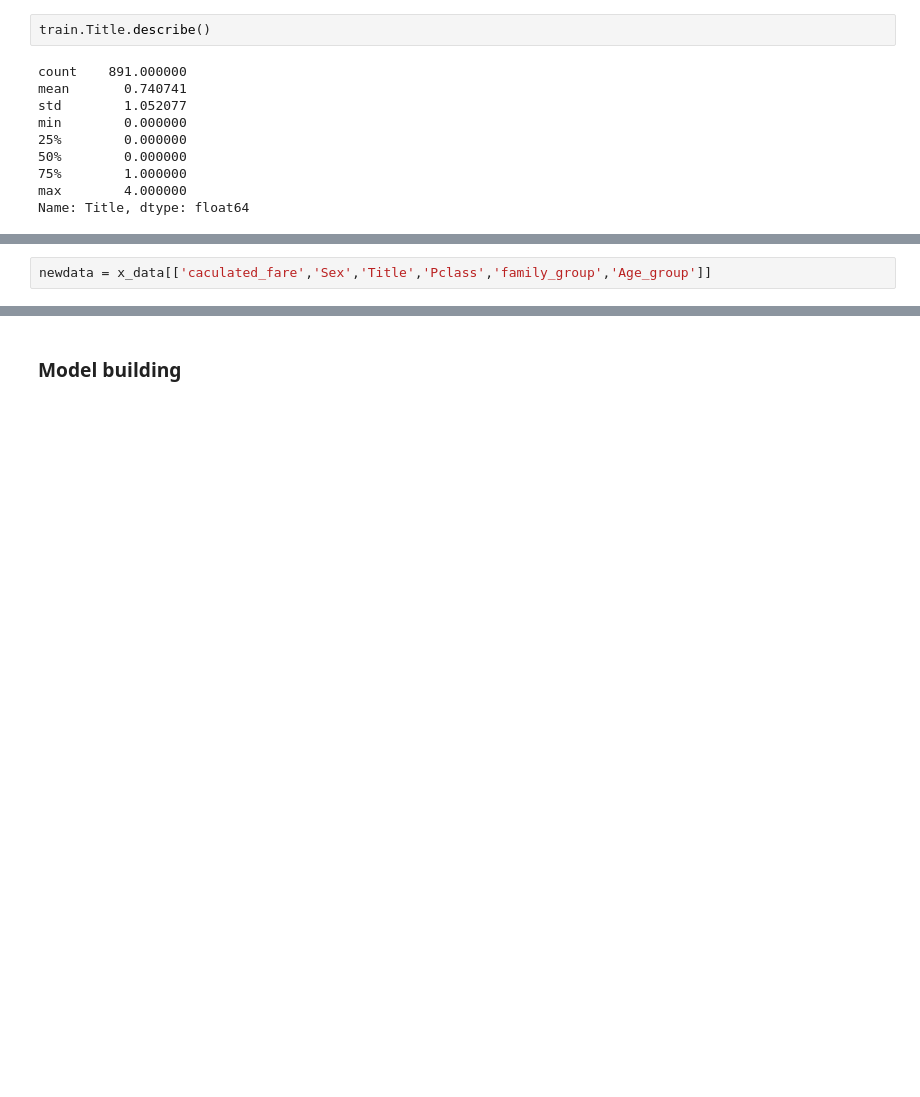
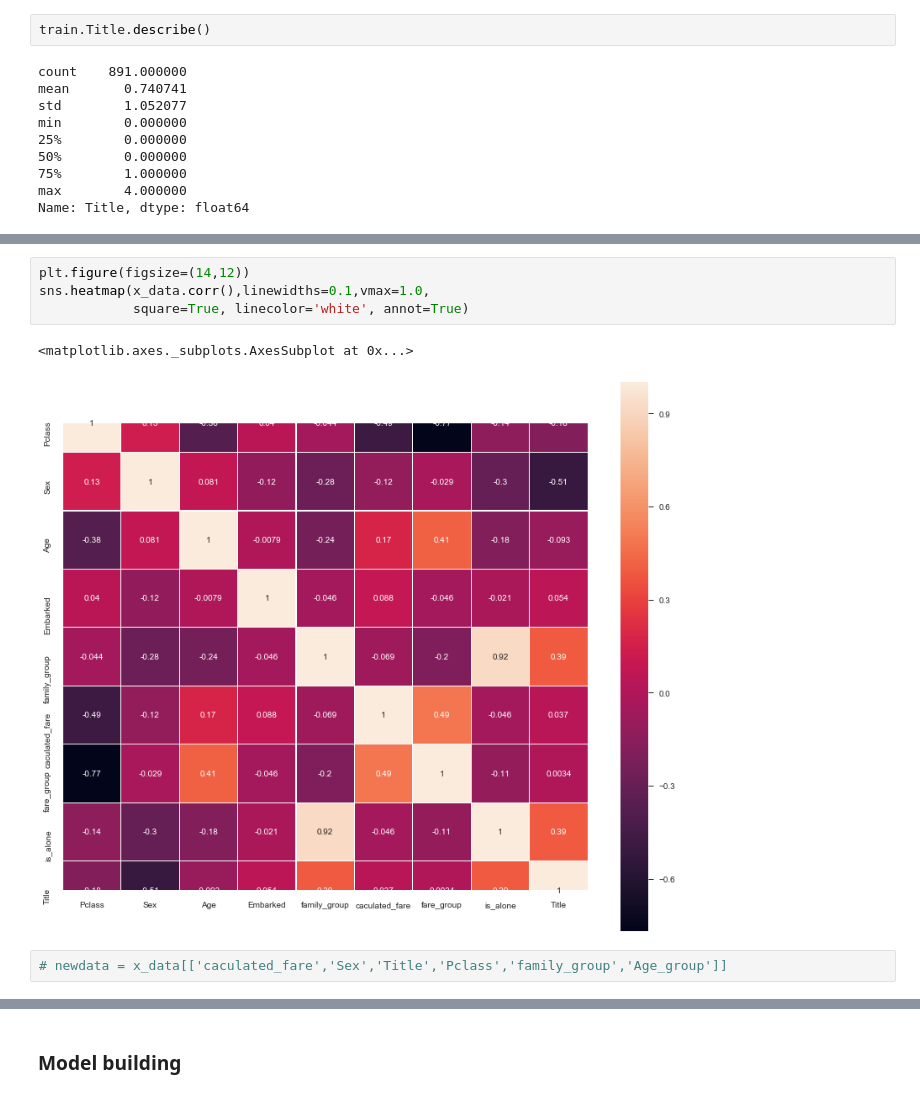
Before and after one commit to fallenleaves404/668project, a Jupyter notebook: project.ipynb, the cells around one changed output, grey strips where cells are left out. Cells and saved outputs as stored; diff of their text form; blank space fills up the shorter version.

```diff
--- a/project.ipynb
+++ b/project.ipynb
@@ -483,5 +480,12 @@ train.head()
+# %%
+plt.figure(figsize=(14,12))
+sns.heatmap(x_data.corr(),linewidths=0.1,vmax=1.0,
+            square=True, linecolor='white', annot=True)
+# %% [output]
+<matplotlib.axes._subplots.AxesSubplot at 0x...>
+[figure, added]
 # %%
-newdata = x_data[['caculated_fare','Sex','Title','Pclass','family_group','Age_group']]
+# newdata = x_data[['caculated_fare','Sex','Title','Pclass','family_group','Age_group']]
 # %%
 
 from sklearn.ensemble import RandomForestClassifier
```
Also changed, not shown: parts of 35 cells of this notebook.
